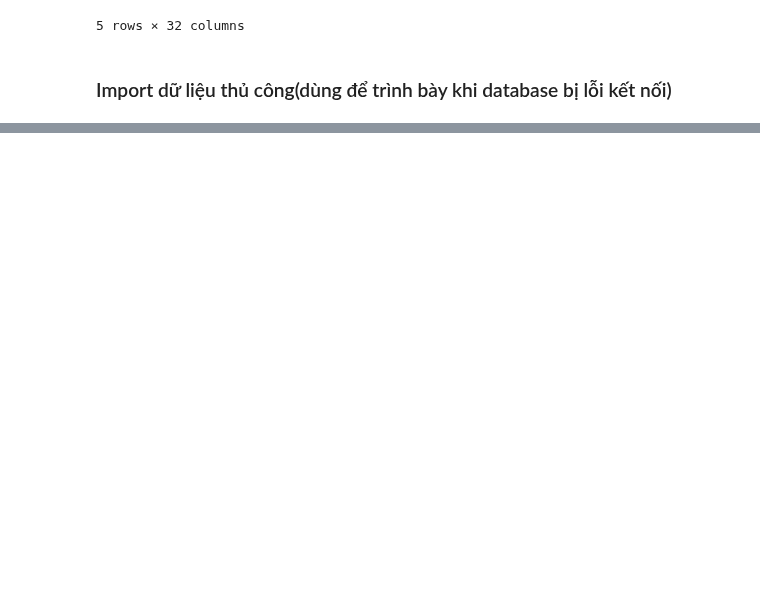
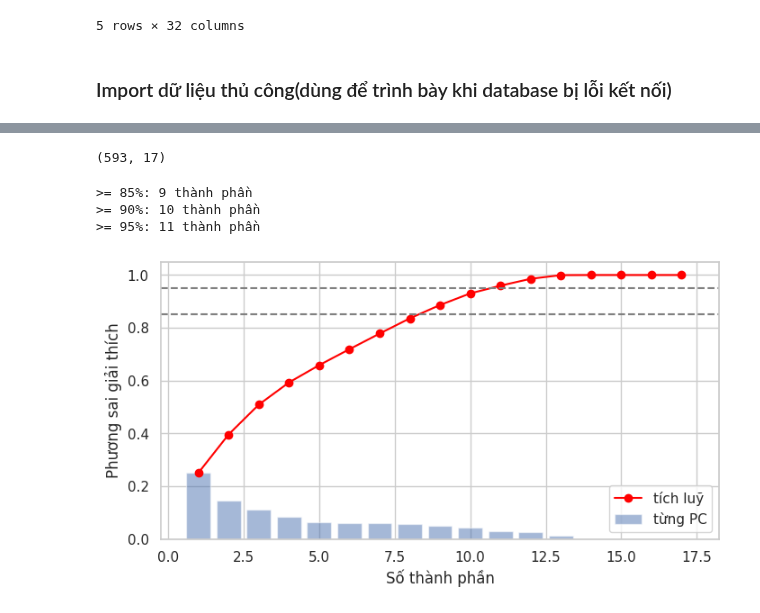
Before and after one commit to jnzm246/Project_Team_Group_4, a Jupyter notebook: workspace/Stage2_Model_Architecture_and_Evaluation.ipynb, the cells around one changed output, grey strips where cells are left out. Drawn from its saved outputs; the diff is of its cells as text; code cells hidden in the pictures; blank space fills up the shorter version.

```diff
--- a/workspace/Stage2_Model_Architecture_and_Evaluation.ipynb
+++ b/workspace/Stage2_Model_Architecture_and_Evaluation.ipynb
@@ -15,6 +15,10 @@ from sklearn.metrics import confusion_matrix, classification_report
 from sklearn.model_selection import train_test_split
 from sklearn.linear_model import LinearRegression, LogisticRegression
 from sklearn.tree import DecisionTreeRegressor, DecisionTreeClassifier
+
+sns.set_theme(style='whitegrid')
+pd.set_option('display.max_columns', 30)
+pd.set_option('display.width', 150)
 # %% [markdown]
 ### Kết nối với database trong Mongodb Altas (dataset sạch)
 # %%
@@ -76,0 +70,31 @@ Tải dữ liệu thành công!
+# %%
+cot_so = ['log_Price', 'log_Qty', 'log_Pages', 'log_PricePerPage', 'Is_set', 'Has_gift']
+X = pd.concat([df[cot_so].astype(float),
+               pd.get_dummies(df['CoverType'], prefix='Cover', dtype=int),
+               pd.get_dummies(df['Lvl1'], prefix='Lvl1', dtype=int)], axis=1)
+print(X.shape)
+
+X_scaled = StandardScaler().fit_transform(X)
+# %% [output]
+(593, 17)
+# %%
+pca_full = PCA(random_state=42).fit(X_scaled)
+cum = np.cumsum(pca_full.explained_variance_ratio_)
+
+for nguong_pv in [0.85, 0.90, 0.95]:
+    print(f'>= {nguong_pv:.0%}:', int(np.argmax(cum >= nguong_pv)) + 1, 'thành phần')
+
+plt.figure(figsize=(8, 4))
+plt.bar(range(1, len(cum) + 1), pca_full.explained_variance_ratio_, alpha=0.5, label='từng PC')
+plt.plot(range(1, len(cum) + 1), cum, marker='o', color='red', label='tích luỹ')
+plt.axhline(0.85, ls='--', color='gray')
+plt.axhline(0.95, ls='--', color='gray')
+plt.xlabel('Số thành phần')
+plt.ylabel('Phương sai giải thích')
+plt.legend()
+plt.show()
+# %% [output]
+>= 85%: 9 thành phần
+>= 90%: 10 thành phần
+>= 95%: 11 thành phần
+[figure, added]
```
Also changed, not shown: parts of 25 cells of this notebook.
